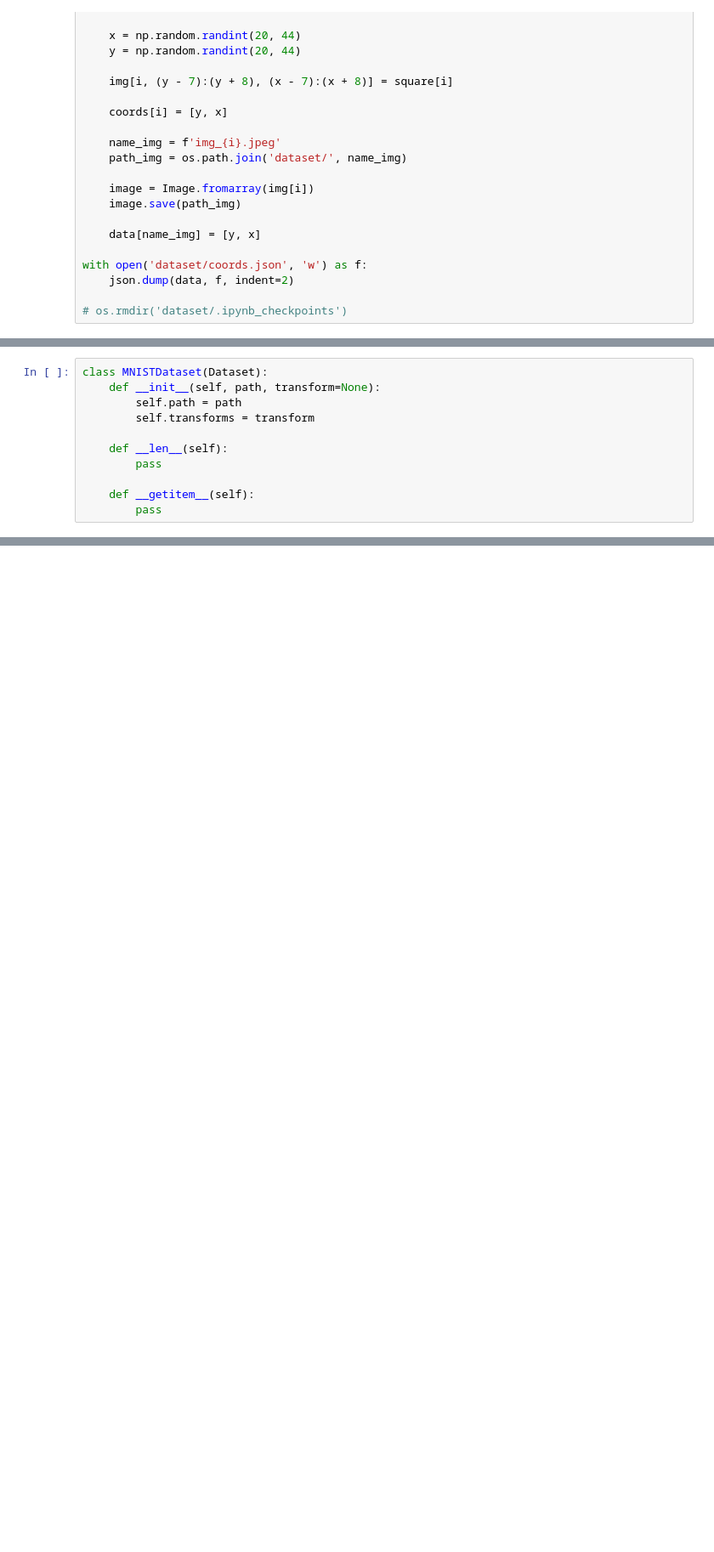
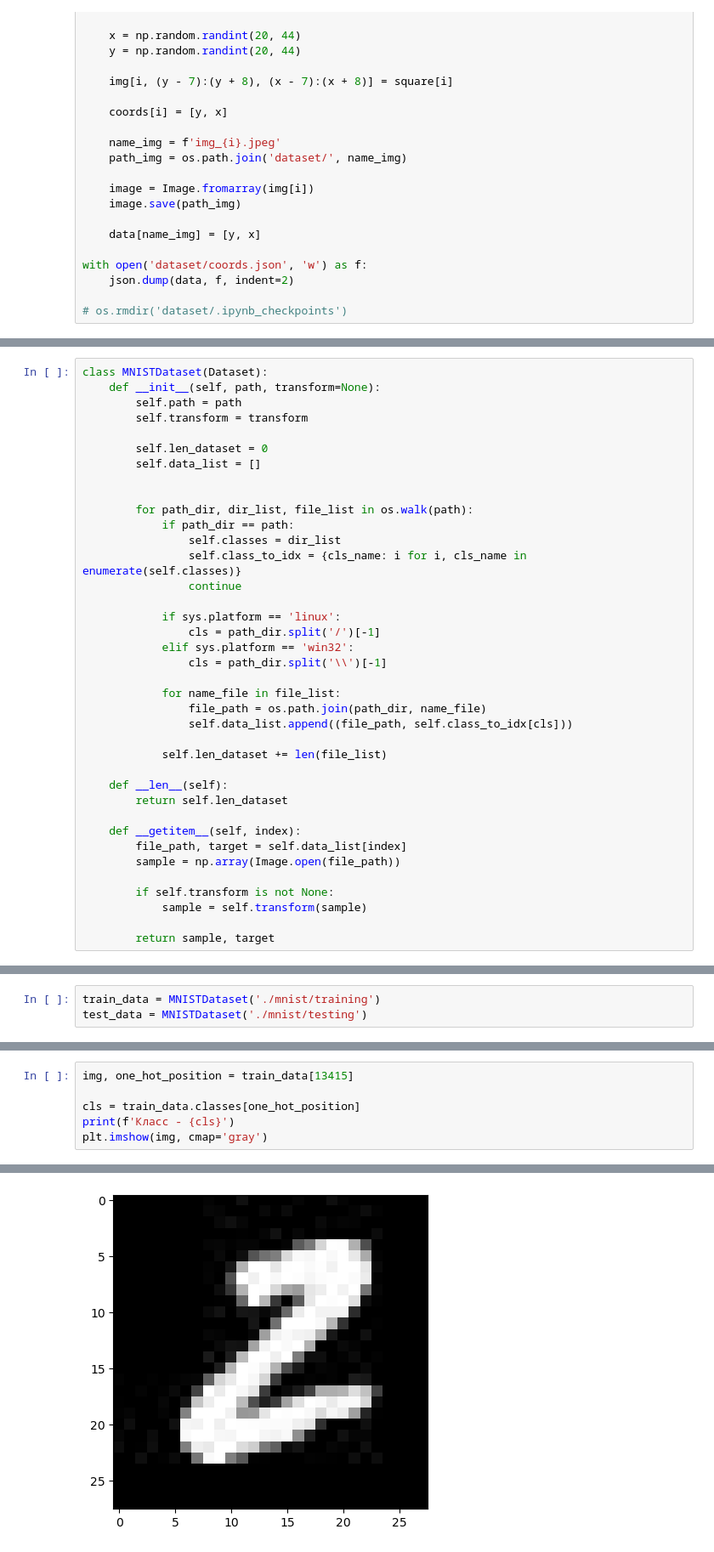
Before and after one commit to SashaCurry/PyCharmMiscProject, a Jupyter notebook: PyTorch.ipynb, the cells around one changed output, grey strips where cells are left out. Shown at 85% size. Cells and saved outputs as stored; diff of their text form; blank space fills up the shorter version.

```diff
--- a/PyTorch.ipynb
+++ b/PyTorch.ipynb
@@ -348,10 +351,37 @@ with open('dataset/coords.json', 'w') as f:
 class MNISTDataset(Dataset):
     def __init__(self, path, transform=None):
         self.path = path
-        self.transforms = transform
+        self.transform = transform
+
+        self.len_dataset = 0
+        self.data_list = []
+
+
+        for path_dir, dir_list, file_list in os.walk(path):
+            if path_dir == path:
+                self.classes = dir_list
+                self.class_to_idx = {cls_name: i for i, cls_name in enumerate(self.classes)}
+                continue
+
+            if sys.platform == 'linux':
+                cls = path_dir.split('/')[-1]
+            elif sys.platform == 'win32':
+                cls = path_dir.split('\\')[-1]
+
+            for name_file in file_list:
+                file_path = os.path.join(path_dir, name_file)
+                self.data_list.append((file_path, self.class_to_idx[cls]))
+
+            self.len_dataset += len(file_list)
 
     def __len__(self):
-        pass
+        return self.len_dataset
 
-    def __getitem__(self):
-        pass
+    def __getitem__(self, index):
+        file_path, target = self.data_list[index]
+        sample = np.array(Image.open(file_path))
+
+        if self.transform is not None:
+            sample = self.transform(sample)
+
+        return sample, target
@@ -359,0 +414,3 @@ class MNISTDataset(Dataset):
+# %%
+train_data = MNISTDataset('./mnist/training')
+test_data = MNISTDataset('./mnist/testing')
@@ -359,0 +490,7 @@ class MNISTDataset(Dataset):
+# %%
+img, one_hot_position = train_data[13415]
+
+cls = train_data.classes[one_hot_position]
+print(f'Класс - {cls}')
+plt.imshow(img, cmap='gray')
+# %% [output]
@@ -359,0 +499 @@ class MNISTDataset(Dataset):
+[figure, added]
```
Also changed, not shown: parts of 38 cells of this notebook.
